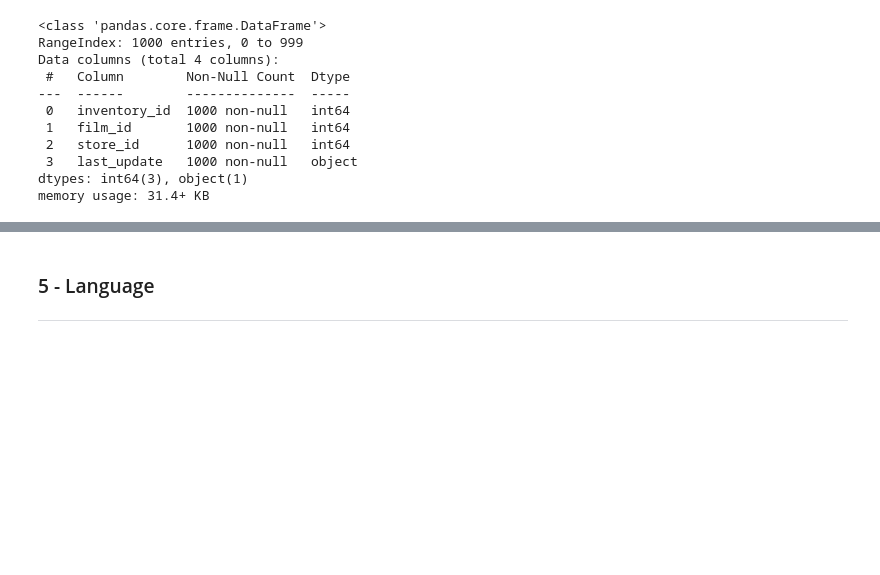
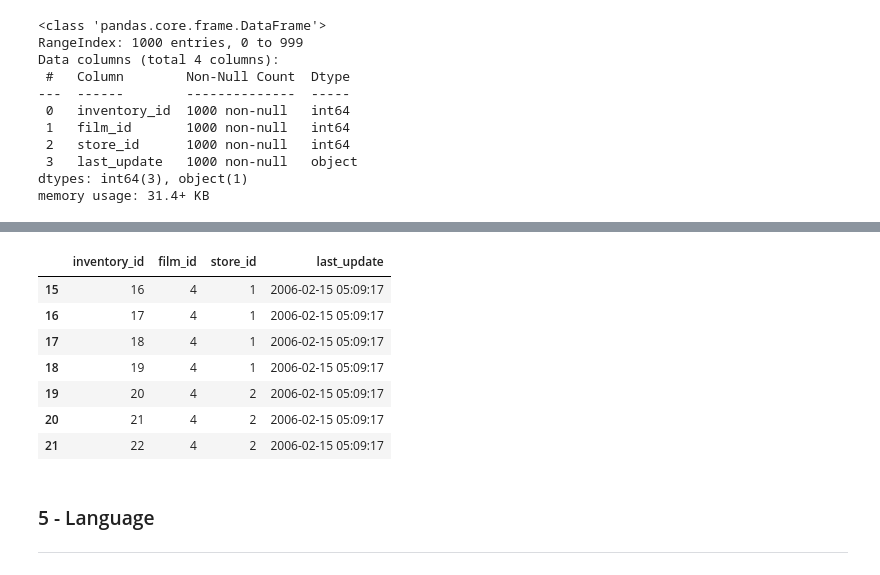
Before and after one commit to gusavato/2_IRONHACK_MySQL, a Jupyter notebook: jupyter/Clean.ipynb, the cells around one changed output, grey strips where cells are left out. Saved outputs shown, nothing was run; the diff lists cells and outputs as text; code cells hidden in the pictures; blank space fills up the shorter version.

```diff
--- a/jupyter/Clean.ipynb
+++ b/jupyter/Clean.ipynb
@@ -198,3 +210,14 @@ memory usage: 31.4+ KB
+# %%
+inv.query('film_id == 4')
+# %% [output]
+|  | inventory_id | film_id | store_id | last_update |
+| 15 | 16 | 4 | 1 | 2006-02-15 05:09:17 |
+| 16 | 17 | 4 | 1 | 2006-02-15 05:09:17 |
+| 17 | 18 | 4 | 1 | 2006-02-15 05:09:17 |
+| 18 | 19 | 4 | 1 | 2006-02-15 05:09:17 |
+| 19 | 20 | 4 | 2 | 2006-02-15 05:09:17 |
+| 20 | 21 | 4 | 2 | 2006-02-15 05:09:17 |
+| 21 | 22 | 4 | 2 | 2006-02-15 05:09:17 |
 # %% [markdown]
 ### 5 - Language <a name="language"/>
 ***
```
Also changed, not shown: parts of 9 cells of this notebook, 2 other files.
